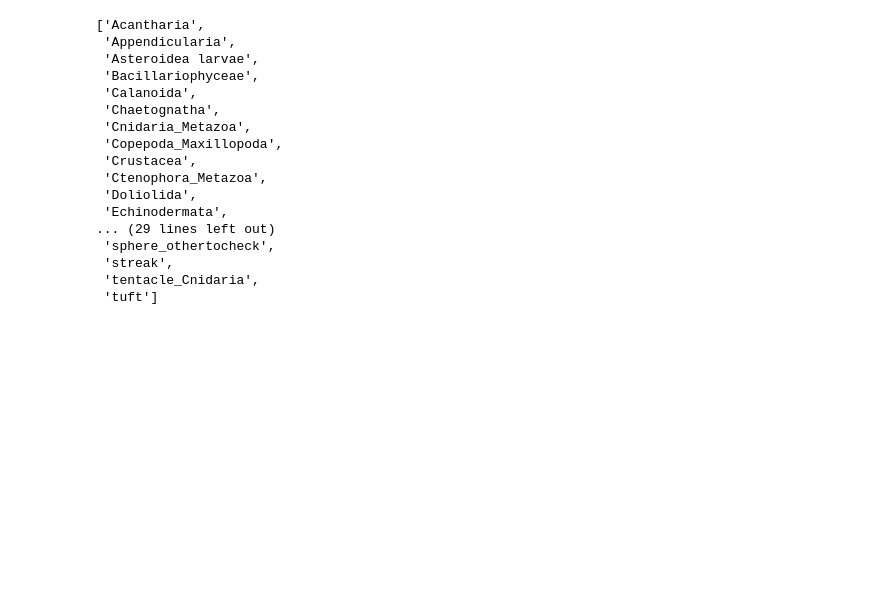
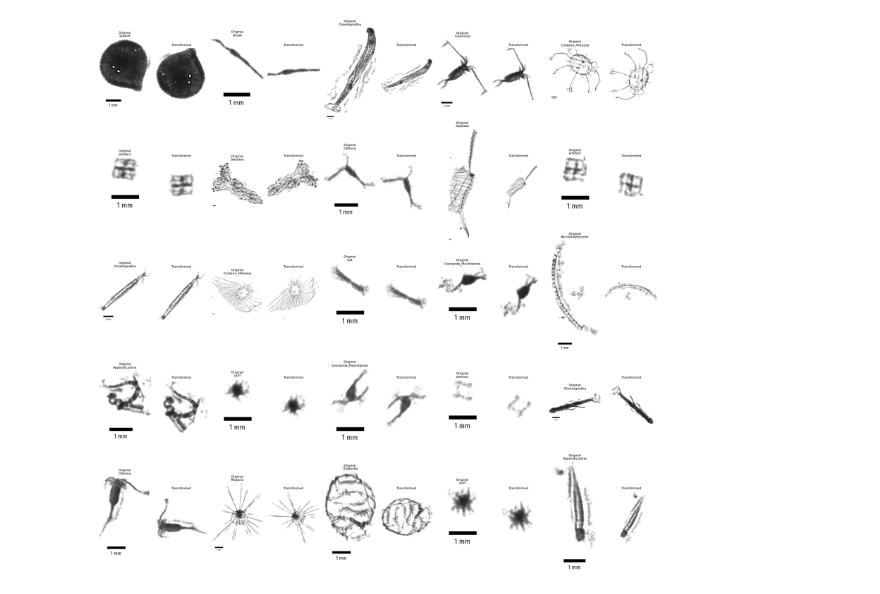
Before and after one commit to fannz00/ImageProcessing, a Jupyter notebook: Training_of_ViT_from_Ecotaxa_export.ipynb, the cells around one changed output. Cells and saved outputs as stored; diff of their text form; code cells hidden in the pictures; blank space fills up the shorter version.

```diff
--- a/Training_of_ViT_from_Ecotaxa_export.ipynb
+++ b/Training_of_ViT_from_Ecotaxa_export.ipynb
@@ -33,23 +412,2 @@ DatasetDict({
     })
 })
-# %%
-labels = ds['train'].features['label'].names
-labels
-# %% [output]
-['Acantharia',
- 'Appendicularia',
- 'Asteroidea larvae',
- 'Bacillariophyceae',
- 'Calanoida',
- 'Chaetognatha',
- 'Cnidaria_Metazoa',
- 'Copepoda_Maxillopoda',
- 'Crustacea',
- 'Ctenophora_Metazoa',
- 'Doliolida',
- 'Echinodermata',
-... (29 lines left out)
- 'sphere_othertocheck',
- 'streak',
- 'tentacle_Cnidaria',
- 'tuft']
@@ -138,0 +414,7 @@ def compute_metrics(p):
+# %%
+# Show the effect of the transformations that are applied to each image. Images will be shown in pairs: original and transformed.
+# This is how the ViT will receive the images... sort of at least.
+
+visualize_transformations(prepared_ds['train'], ds['train'])
+# %% [output]
+[figure, added]
```
Also changed, not shown: parts of 22 cells of this notebook, 1 other file.
